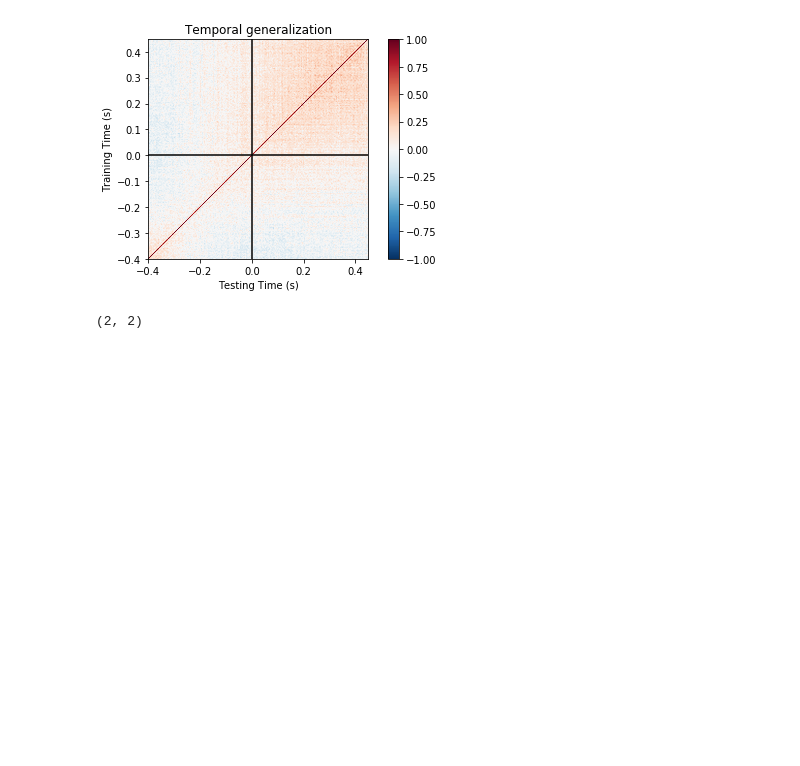
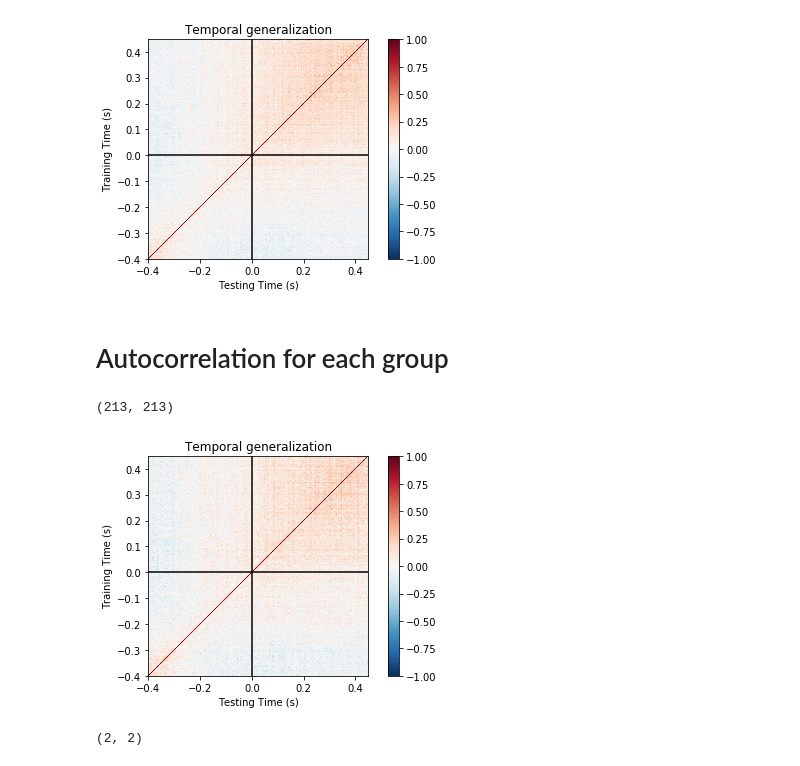
Before and after one commit to MaryZolfaghar/SPLT_EEG, a Jupyter notebook: jupyter/tinkering_tempGen_myData-autocorrelation.ipynb, the cells around one changed output. Drawn from its saved outputs; the diff is of its cells as text; code cells hidden in the pictures; blank space fills up the shorter version.

Commit message:
autocorrelation scripts

```diff
--- a/jupyter/tinkering_tempGen_myData-autocorrelation.ipynb
+++ b/jupyter/tinkering_tempGen_myData-autocorrelation.ipynb
@@ -149,3 +149,5 @@ plt.tight_layout()
 plt.show()
 # %% [output]
 [figure]
+# %% [markdown]
+# Autocorrelation for each group
@@ -152,3 +170,38 @@ plt.show()
+# %%
+avg_map= np.zeros([4, map_G1.shape[0], map_G1.shape[1]])
+avg_map[0,:,:] = map_G1
+avg_map[1,:,:] = map_G2
+avg_map[2,:,:] = map_G3
+avg_map[3,:,:] = map_G4
+avg_map = np.mean(avg_map, axis=0)
+print(avg_map.shape)
+# %% [output]
+(213, 213)
+# %%
+import pickle
+fn_str = 'autocorr_res'
+with open(fn_str, 'wb') as f:
+    pickle.dump(avg_map, f)
+# %%
+fn_str = 'autocorr_res'
+with open(fn_str, 'rb') as f:
+    avg_map_l = pickle.load(f)
+# %%
+fig, ax = plt.subplots(1, 1)
+plt.tight_layout()
+im = ax.imshow(avg_map_l, interpolation='lanczos', origin='lower', cmap='RdBu_r',
+               extent=subset.times[[0, -1, 0 , -1]], vmin=-1, vmax=1.)
+ax.set_xlabel('Testing Time (s)')
+ax.set_ylabel('Training Time (s)')
+ax.set_title('Temporal generalization')
+ax.axvline(0, color='k')
+ax.axhline(0, color='k')
+ax.xaxis.set_ticks_position('bottom')
+plt.colorbar(im, ax=ax)
+plt.tight_layout()
+plt.show()
+# %% [output]
+[figure, added]
 # %%
 # x1 = np.random.rand(32,12)
 # x2 = np.random.rand(32,12)
```
Also changed, not shown: parts of 59 cells of this notebook, 2 other files.
